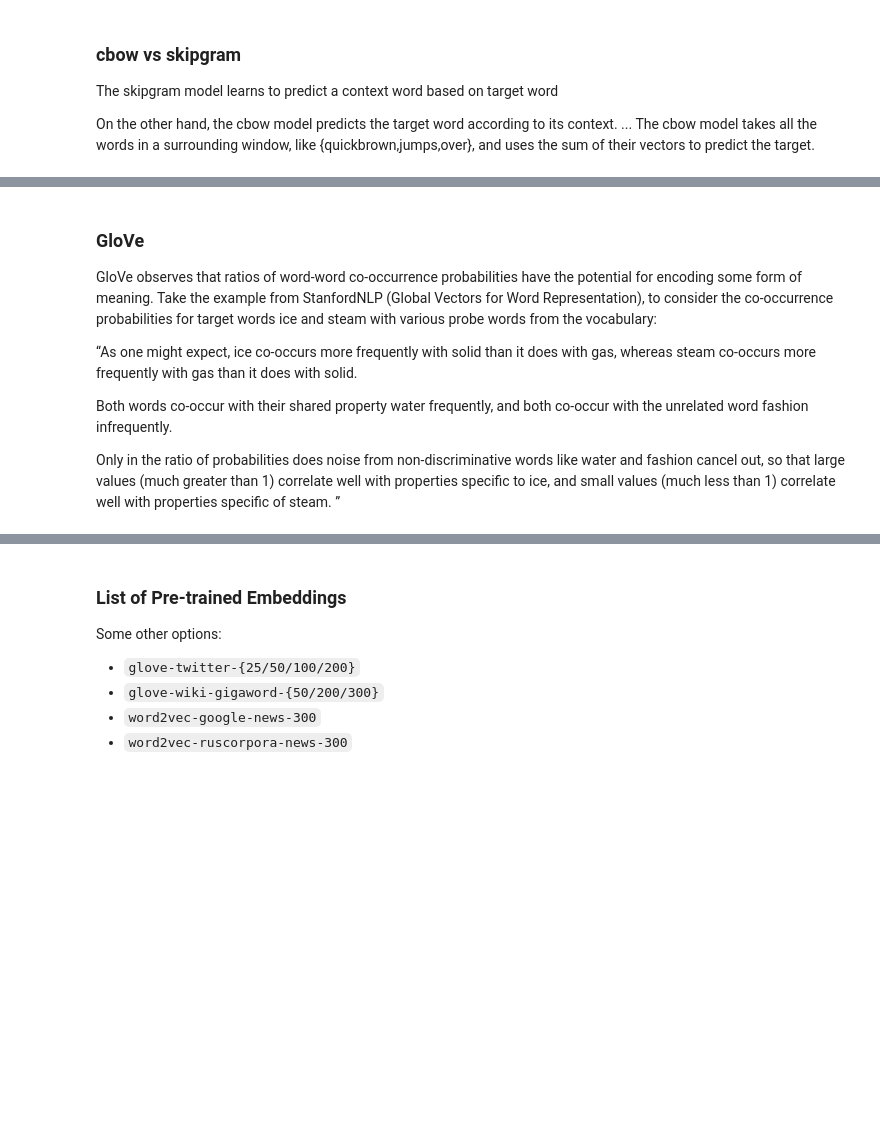
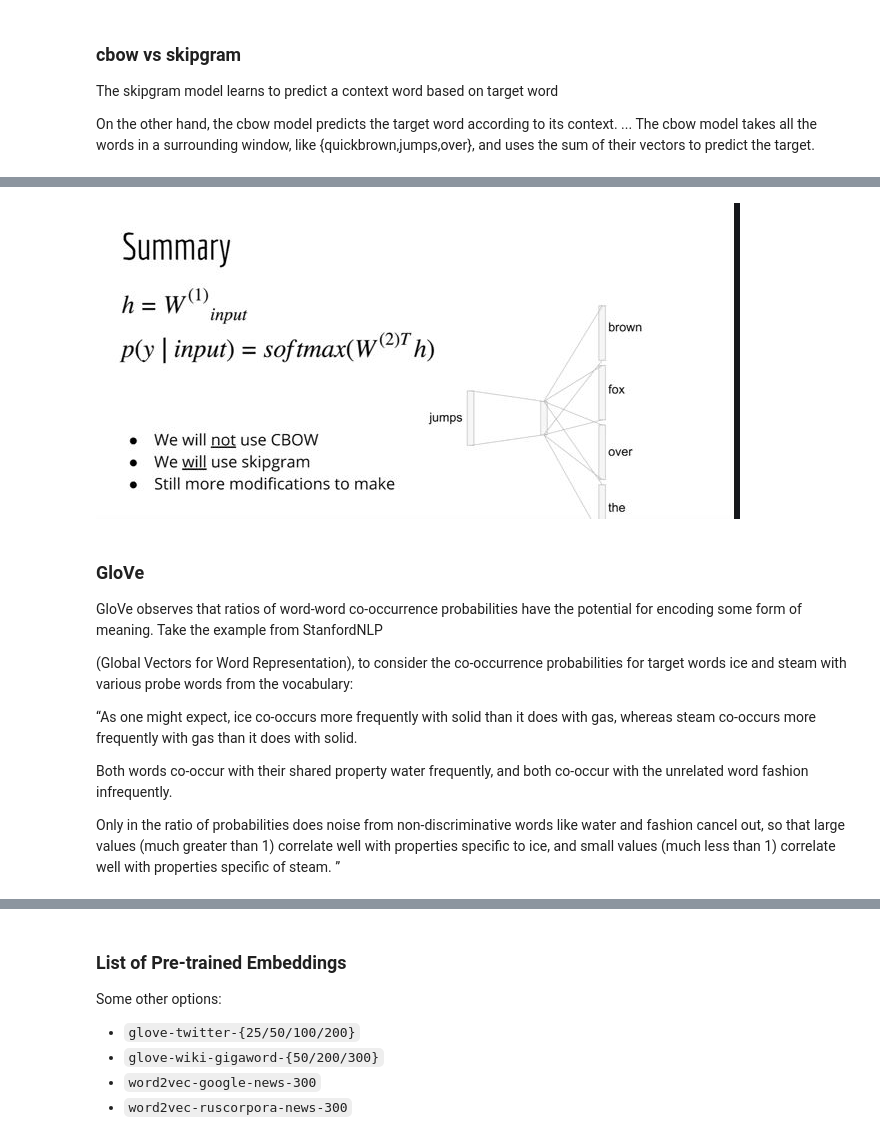
Before and after one commit to arunabh15091989/LighthouseLabs-LectureNotes, a Jupyter notebook: W8D3/W8D3- NLP1.ipynb, the cells around one changed output, grey strips where cells are left out. Cells and saved outputs as stored; diff of their text form; code cells hidden in the pictures; blank space fills up the shorter version.

```diff
--- a/W8D3/W8D3- NLP1.ipynb
+++ b/W8D3/W8D3- NLP1.ipynb
@@ -357,6 +419,12 @@ On the other hand, the cbow model predicts the target word according to its cont
+# %%
+Image('./skipgram-mechanics.jpg')
+# %% [output]
+[figure, added]
 # %% [markdown]
 ### GloVe
-GloVe observes that ratios of word-word co-occurrence probabilities have the potential for encoding some form of meaning. Take the example from StanfordNLP (Global Vectors for Word Representation), to consider the co-occurrence probabilities for target words ice and steam with various probe words from the vocabulary:
+GloVe observes that ratios of word-word co-occurrence probabilities have the potential for encoding some form of meaning. Take the example from StanfordNLP
+
+(Global Vectors for Word Representation), to consider the co-occurrence probabilities for target words ice and steam with various probe words from the vocabulary:
 
 “As one might expect, ice co-occurs more frequently with solid than it does with gas, whereas steam co-occurs more frequently with gas than it does with solid.
 
```
Also changed, not shown: parts of 35 cells of this notebook, 16 other files.
